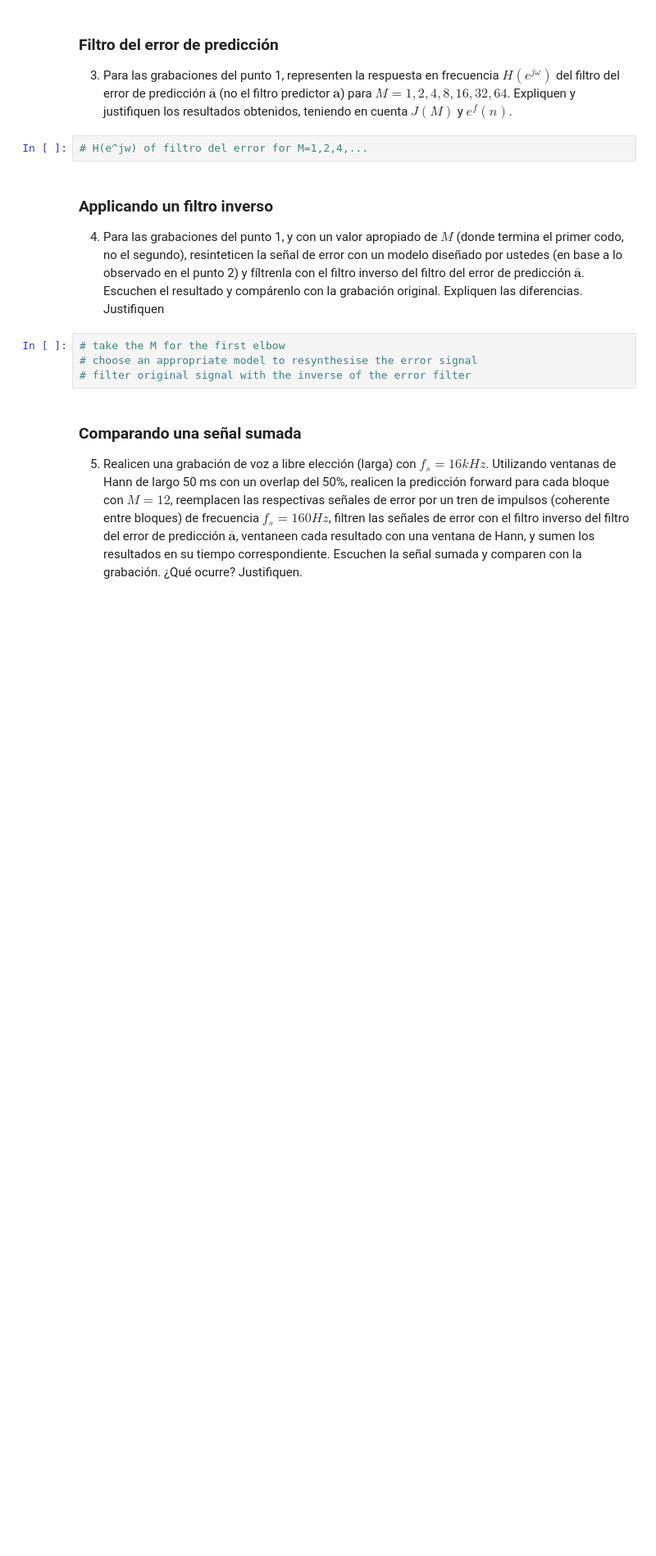
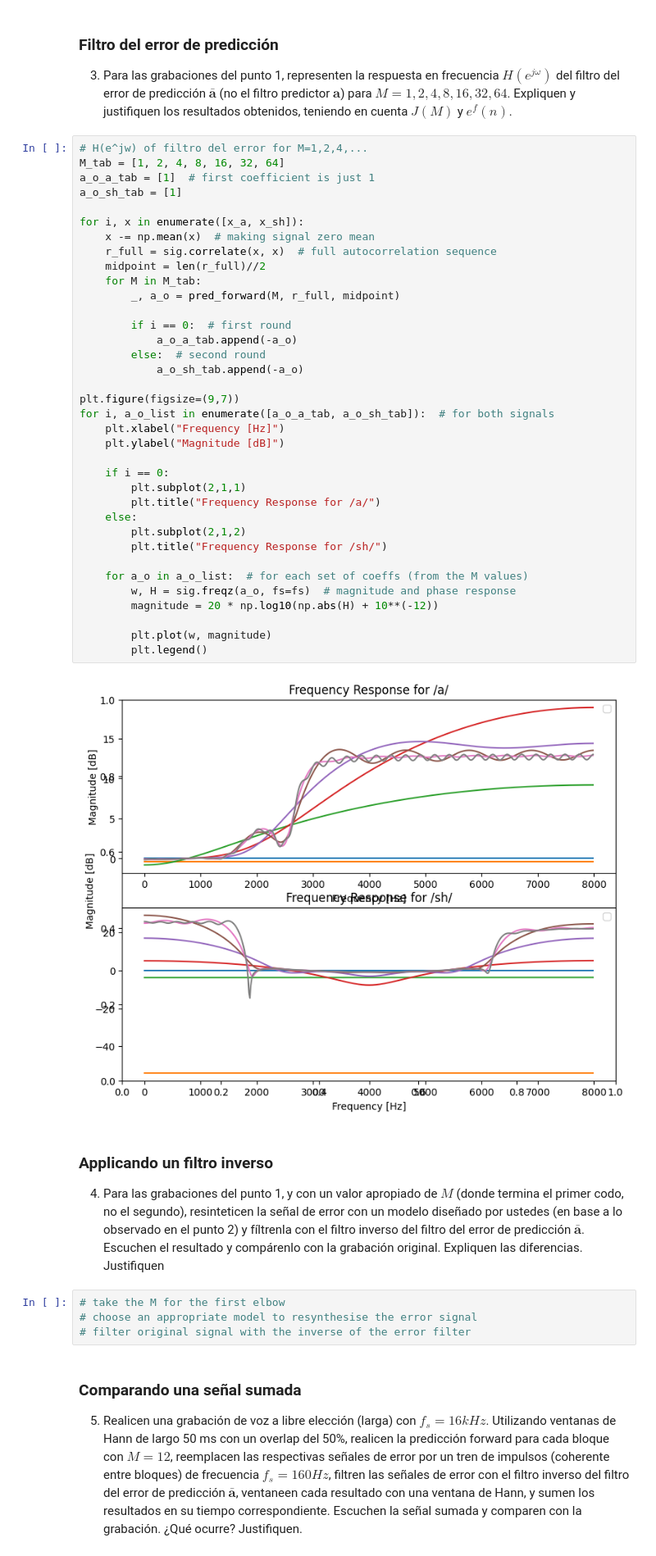
Before and after one commit to sofia-ys/Procesamiento-Adaptativo-de-Senales, a Jupyter notebook: tp3.ipynb, the cells around one changed output. Shown at 82% size. Cells and saved outputs as stored; diff of their text form; blank space fills up the shorter version.

```diff
--- a/tp3.ipynb
+++ b/tp3.ipynb
@@ -120,6 +131,42 @@ plt.show()
 3. Para las grabaciones del punto 1, representen la respuesta en frecuencia $H(e^{j\omega})$ del filtro del error de predicción $\boldsymbol{\bar{a}}$ (no el filtro predictor $\boldsymbol{a}$) para $M = 1, 2, 4, 8, 16, 32, 64$. Expliquen y justifiquen los resultados obtenidos, teniendo en cuenta $J(M)$ y $e^f(n)$.
 # %%
 # H(e^jw) of filtro del error for M=1,2,4,...
+M_tab = [1, 2, 4, 8, 16, 32, 64]
+a_o_a_tab = [1]  # first coefficient is just 1
+a_o_sh_tab = [1]
+
+for i, x in enumerate([x_a, x_sh]):
+    x -= np.mean(x)  # making signal zero mean
+    r_full = sig.correlate(x, x)  # full autocorrelation sequence
+    midpoint = len(r_full)//2
+    for M in M_tab:
+        _, a_o = pred_forward(M, r_full, midpoint)
+
+        if i == 0:  # first round
+            a_o_a_tab.append(-a_o)
+        else:  # second round
+            a_o_sh_tab.append(-a_o)
+
+plt.figure(figsize=(9,7))
+for i, a_o_list in enumerate([a_o_a_tab, a_o_sh_tab]):  # for both signals
+    plt.xlabel("Frequency [Hz]")
+    plt.ylabel("Magnitude [dB]")
+
+    if i == 0:
+        plt.subplot(2,1,1)
+        plt.title("Frequency Response for /a/")
+    else:
+        plt.subplot(2,1,2)
+        plt.title("Frequency Response for /sh/")
+
+    for a_o in a_o_list:  # for each set of coeffs (from the M values)
+        w, H = sig.freqz(a_o, fs=fs)  # magnitude and phase response
+        magnitude = 20 * np.log10(np.abs(H) + 10**(-12))
+
+        plt.plot(w, magnitude)
+        plt.legend()
+# %% [output]
+[figure, added]
 # %% [markdown]
 ### Applicando un filtro inverso
 4. Para las grabaciones del punto 1, y con un valor apropiado de $M$ (donde termina el primer codo, no el segundo), resinteticen la señal de error con un modelo diseñado por ustedes (en base a lo observado en el punto 2) y fíltrenla con el filtro inverso del filtro del error de predicción $\boldsymbol{\bar{a}}$. Escuchen el resultado y compárenlo con la grabación original. Expliquen las diferencias. Justifiquen
```
Also changed, not shown: parts of 4 cells of this notebook.
